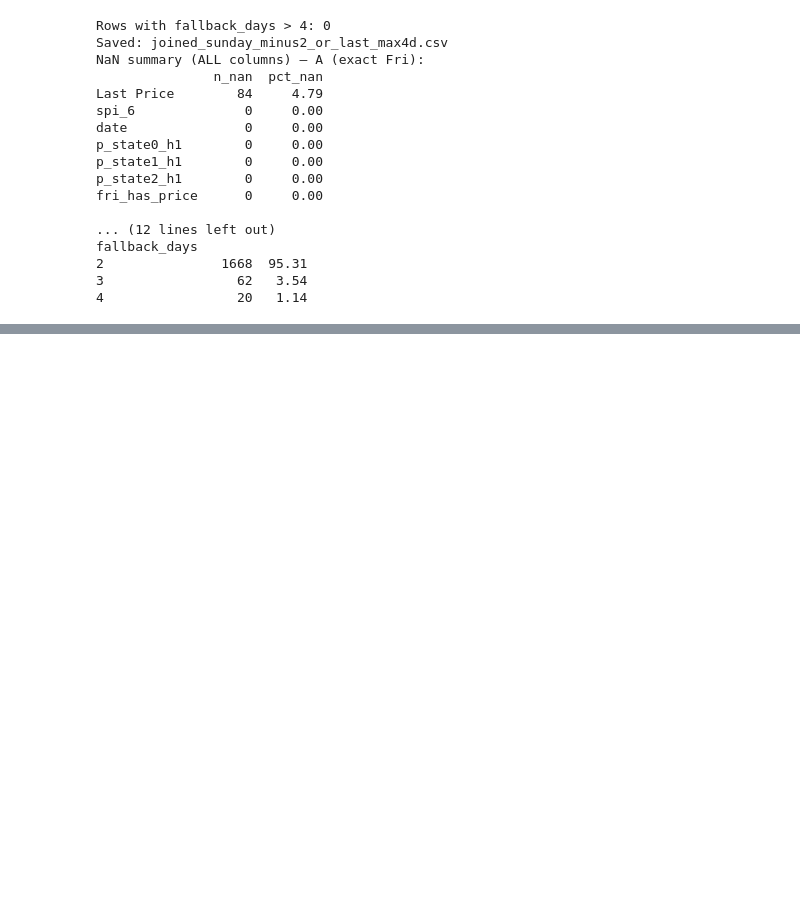
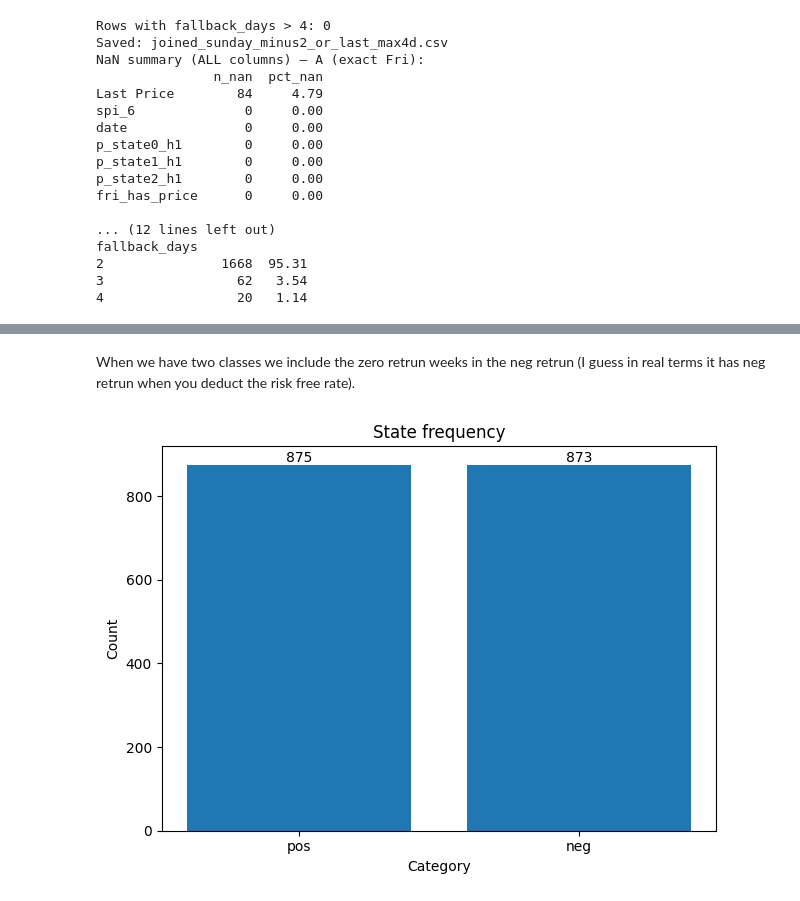
Before and after one commit to anajaz/Incorporating-HMM-for-drough-probability-into-a-LSTM-for-corn-price-prediction, a Jupyter notebook: data_analysis_for_prediction_models.ipynb, the cells around one changed output, grey strips where cells are left out. Saved outputs shown, nothing was run; the diff lists cells and outputs as text; code cells hidden in the pictures; blank space fills up the shorter version.

```diff
--- a/data_analysis_for_prediction_models.ipynb
+++ b/data_analysis_for_prediction_models.ipynb
@@ -240,0 +299,15 @@ print("\nClassification report:\n", classification_report(y_test, y_pred))
+# %%
+# creating a classified measure of y as positive, neutral and negative return (1,0,-1)
+# Define your neutral_band
+natural_band = 0.001
+data["next_ret"] = pd.to_numeric(data["ret_1"].shift(-1), errors="coerce")  # last row NaN by design
+data["y"] = (data["next_ret"] > neutral_band).astype("int8")  # 1=rising, 0=otherwise
+data2 = data.dropna().copy()
+# %% [markdown]
+When we have two classes we include the zero retrun weeks in the neg retrun (I guess in real terms it has neg retrun when you deduct the risk free rate).
+# %%
+state_to_label_2 = {1: "pos", 0: "neg"}
+labels_2 = ["pos",  "neg"]
+dist_graph(data2["y"], state_to_label_2, labels_2)
+# %% [output]
+[figure, added]
```
Also changed, not shown: parts of 15 cells of this notebook.
